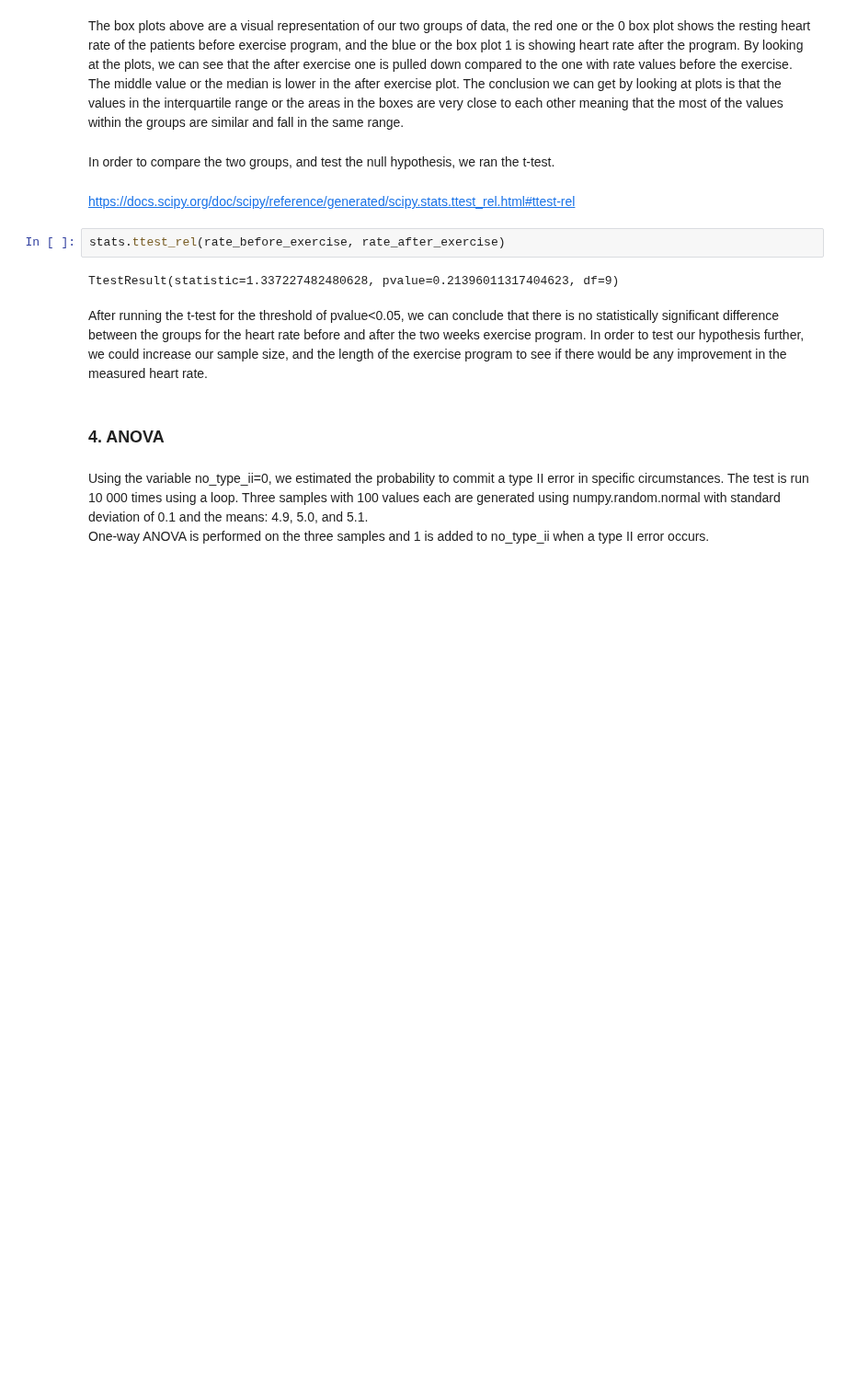
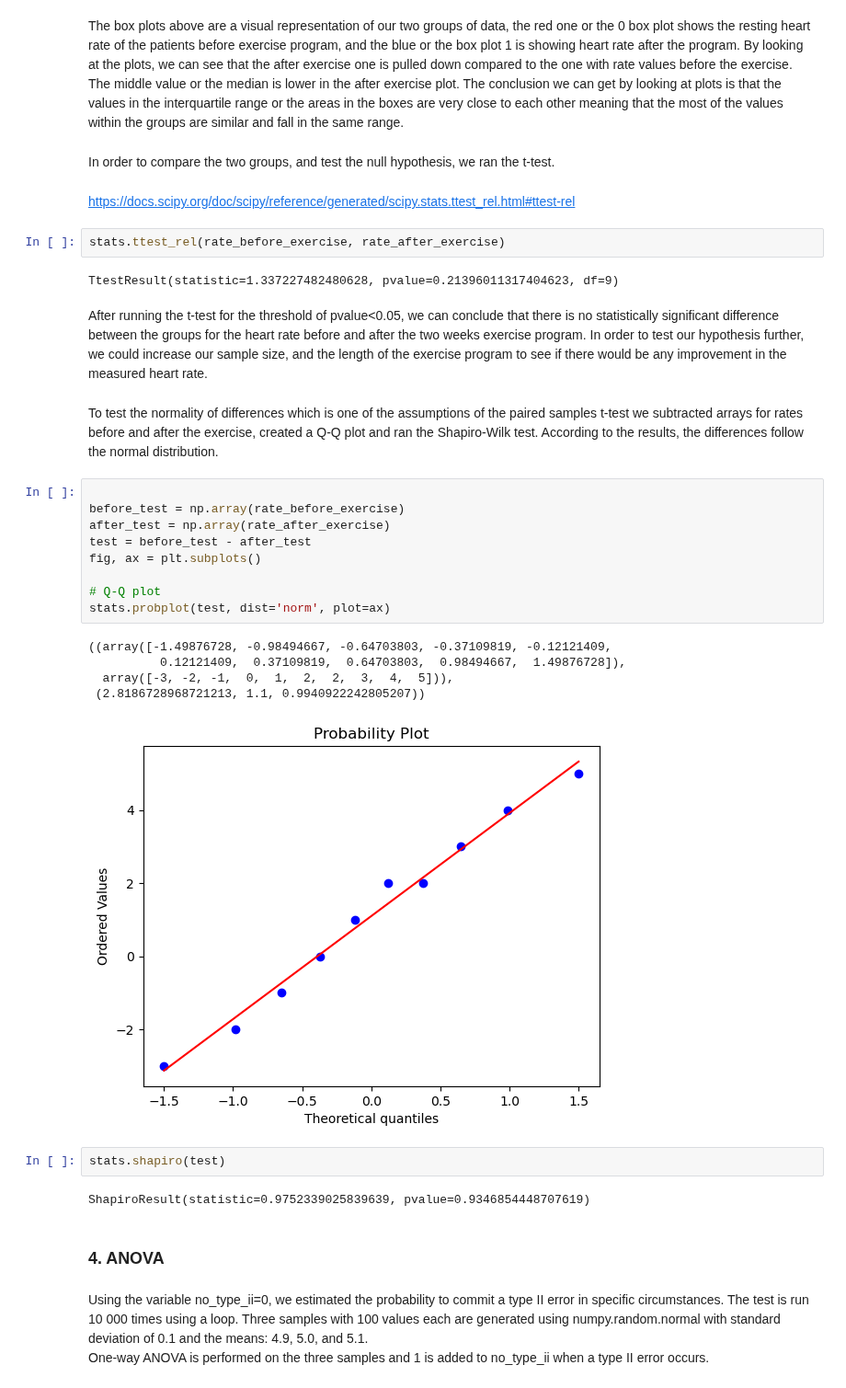
Before and after one commit to Tanja888/applied_statistics, a Jupyter notebook: tasks.ipynb, the cells around one changed output. Shown at 92% size. Cells and saved outputs as stored; diff of their text form; blank space fills up the shorter version.

Commit message:
Q-Q plot and Shapiro-Wilk for differences between arrays

```diff
--- a/tasks.ipynb
+++ b/tasks.ipynb
@@ -460,6 +460,27 @@ stats.ttest_rel(rate_before_exercise, rate_after_exercise)
 TtestResult(statistic=1.337227482480628, pvalue=0.21396011317404623, df=9)
 # %% [markdown]
 After running the t-test for the threshold of pvalue<0.05, we can conclude that there is no statistically significant difference between the groups for the heart rate before and after the two weeks exercise program. In order to test our hypothesis further, we could increase our sample size, and the length of the exercise program to see if there would be any improvement in the measured heart rate.
+# %% [markdown]
+To test the normality of differences which is one of the assumptions of the paired samples t-test we subtracted arrays for rates before and after the exercise, created a Q-Q plot and ran the Shapiro-Wilk test. According to the results, the differences follow the normal distribution.
+# %%
+
+before_test = np.array(rate_before_exercise)
+after_test = np.array(rate_after_exercise)
+test = before_test - after_test
+fig, ax = plt.subplots()
+
+# Q-Q plot
+stats.probplot(test, dist='norm', plot=ax)
+# %% [output]
+((array([-1.49876728, -0.98494667, -0.64703803, -0.37109819, -0.12121409,
+          0.12121409,  0.37109819,  0.64703803,  0.98494667,  1.49876728]),
+  array([-3, -2, -1,  0,  1,  2,  2,  3,  4,  5])),
+ (2.8186728968721213, 1.1, 0.9940922242805207))
+[figure, added]
+# %%
+stats.shapiro(test)
+# %% [output]
+ShapiroResult(statistic=0.9752339025839639, pvalue=0.9346854448707619)
 # %% [markdown]
 ### 4. ANOVA
 # %% [markdown]
```
Also changed, not shown: parts of 10 cells of this notebook.
